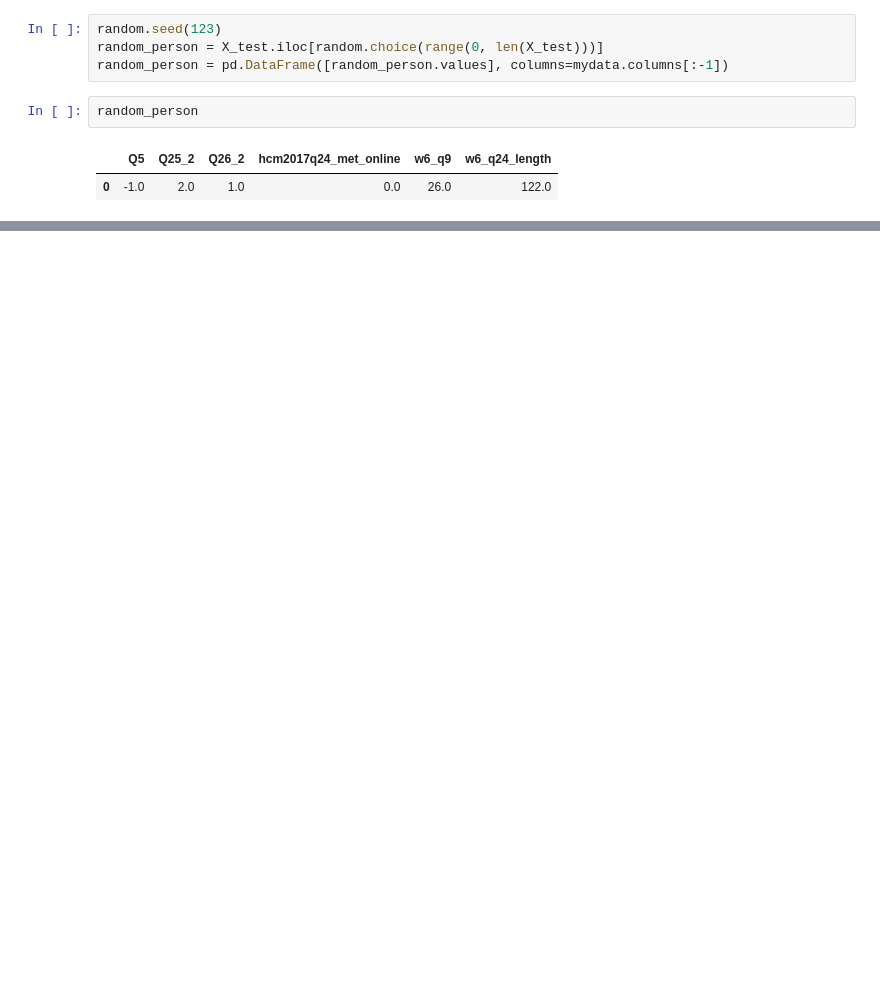
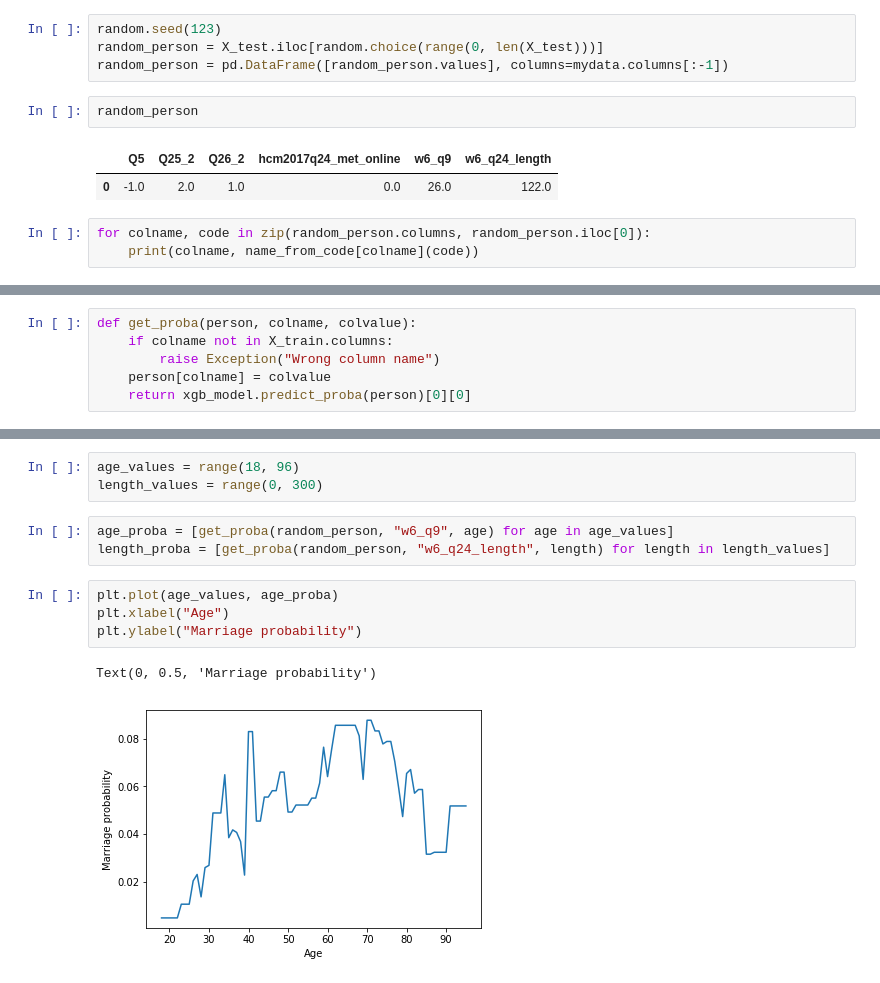
Before and after one commit to kaletap/interpretableML, a Jupyter notebook: pd1.ipynb, the cells around one changed output, grey strips where cells are left out. Cells and saved outputs as stored; diff of their text form; blank space fills up the shorter version.

Commit message:
Ceteris paribus plots

```diff
--- a/pd1.ipynb
+++ b/pd1.ipynb
@@ -156,3 +159,6 @@ random_person
 # %% [output]
 |  | Q5 | Q25_2 | Q26_2 | hcm2017q24_met_online | w6_q9 | w6_q24_length |
 | 0 | -1.0 | 2.0 | 1.0 | 0.0 | 26.0 | 122.0 |
+# %%
+for colname, code in zip(random_person.columns, random_person.iloc[0]):
+    print(colname, name_from_code[colname](code))
@@ -162,0 +176,6 @@ array([[-0.17225218,  1.1722522 ]], dtype=float32)
+# %%
+def get_proba(person, colname, colvalue):
+    if colname not in X_train.columns:
+        raise Exception("Wrong column name")
+    person[colname] = colvalue
+    return xgb_model.predict_proba(person)[0][0]
@@ -162,0 +196,13 @@ array([[-0.17225218,  1.1722522 ]], dtype=float32)
+# %%
+age_values = range(18, 96)
+length_values = range(0, 300)
+# %%
+age_proba = [get_proba(random_person, "w6_q9", age) for age in age_values]
+length_proba = [get_proba(random_person, "w6_q24_length", length) for length in length_values]
+# %%
+plt.plot(age_values, age_proba)
+plt.xlabel("Age")
+plt.ylabel("Marriage probability")
+# %% [output]
+Text(0, 0.5, 'Marriage probability')
+[figure, added]
```
Also changed, not shown: parts of 12 cells of this notebook.
